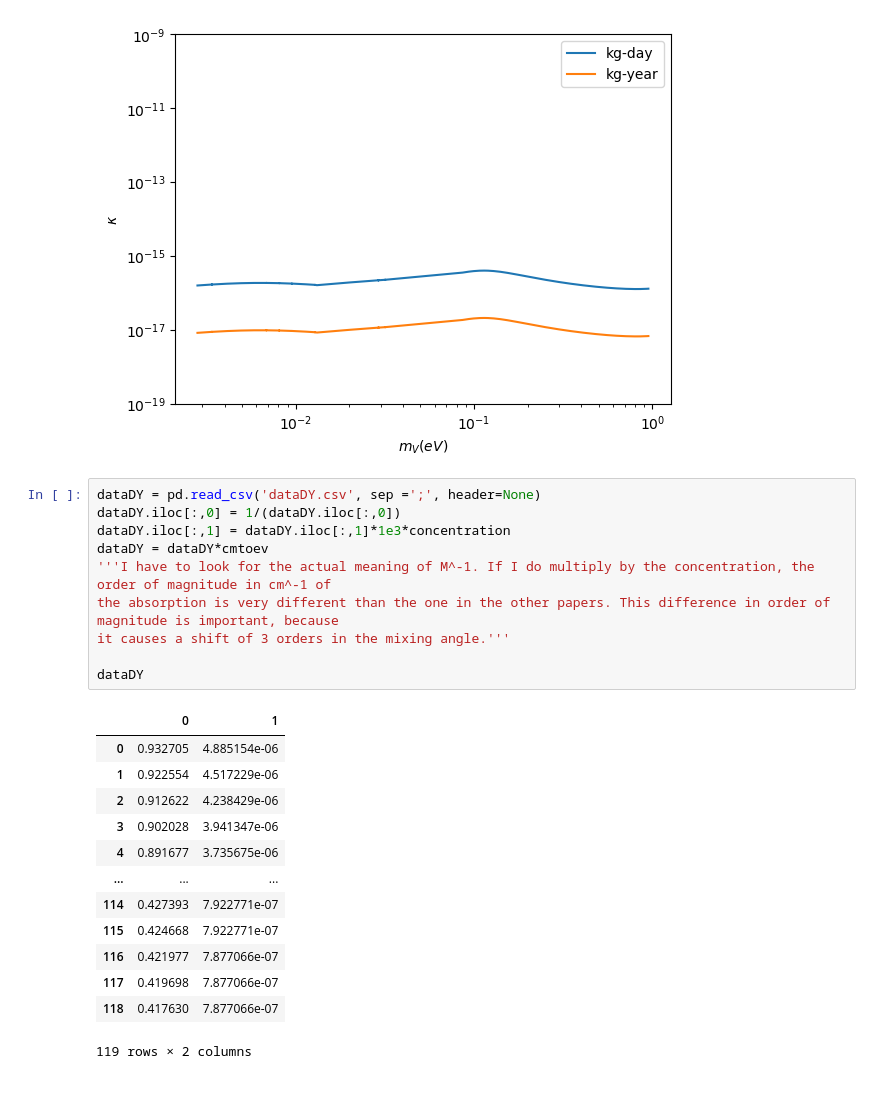
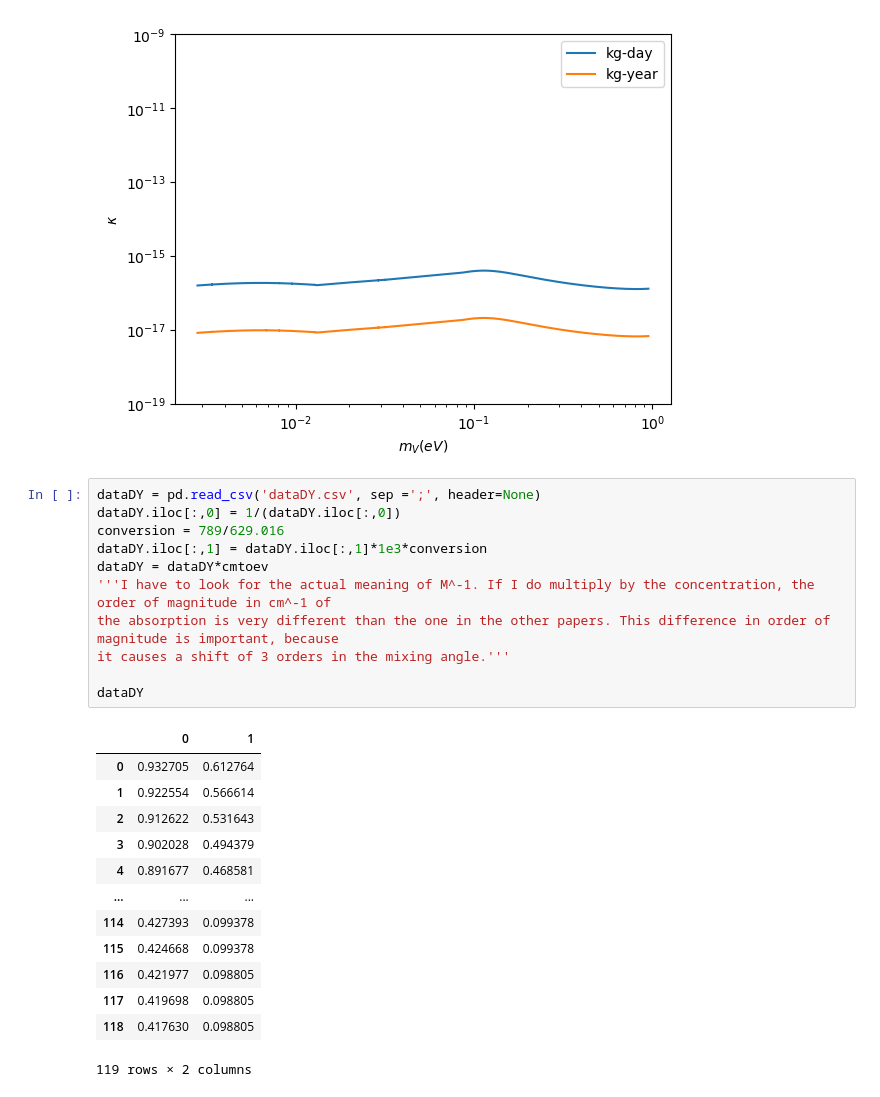
Before and after one commit to robalvess/Projeto-1---2025, a Jupyter notebook: try.ipynb, the cells around one changed output. Drawn from its saved outputs; the diff is of its cells as text.

```diff
--- a/try.ipynb
+++ b/try.ipynb
@@ -186,26 +187,27 @@ plt.legend()
 # %%
 dataDY = pd.read_csv('dataDY.csv', sep =';', header=None)
 dataDY.iloc[:,0] = 1/(dataDY.iloc[:,0])
-dataDY.iloc[:,1] = dataDY.iloc[:,1]*1e3*concentration
+conversion = 789/629.016
+dataDY.iloc[:,1] = dataDY.iloc[:,1]*1e3*conversion
 dataDY = dataDY*cmtoev
 '''I have to look for the actual meaning of M^-1. If I do multiply by the concentration, the order of magnitude in cm^-1 of
 the absorption is very different than the one in the other papers. This difference in order of magnitude is important, because
 it causes a shift of 3 orders in the mixing angle.'''
 
 dataDY
 # %% [output]
 |  | 0 | 1 |
-| 0 | 0.932705 | 4.885154e-06 |
-| 1 | 0.922554 | 4.517229e-06 |
-| 2 | 0.912622 | 4.238429e-06 |
-| 3 | 0.902028 | 3.941347e-06 |
-| 4 | 0.891677 | 3.735675e-06 |
+| 0 | 0.932705 | 0.612764 |
+| 1 | 0.922554 | 0.566614 |
+| 2 | 0.912622 | 0.531643 |
+| 3 | 0.902028 | 0.494379 |
+| 4 | 0.891677 | 0.468581 |
 | ... | ... | ... |
-| 114 | 0.427393 | 7.922771e-07 |
-| 115 | 0.424668 | 7.922771e-07 |
-| 116 | 0.421977 | 7.877066e-07 |
-| 117 | 0.419698 | 7.877066e-07 |
-| 118 | 0.417630 | 7.877066e-07 |
+| 114 | 0.427393 | 0.099378 |
+| 115 | 0.424668 | 0.099378 |
+| 116 | 0.421977 | 0.098805 |
+| 117 | 0.419698 | 0.098805 |
+| 118 | 0.417630 | 0.098805 |
 119 rows × 2 columns
 # %%
 plt.plot(dataDY.iloc[:,0], dataDY.iloc[:,1])
```
Also changed, not shown: parts of 8 cells of this notebook.
